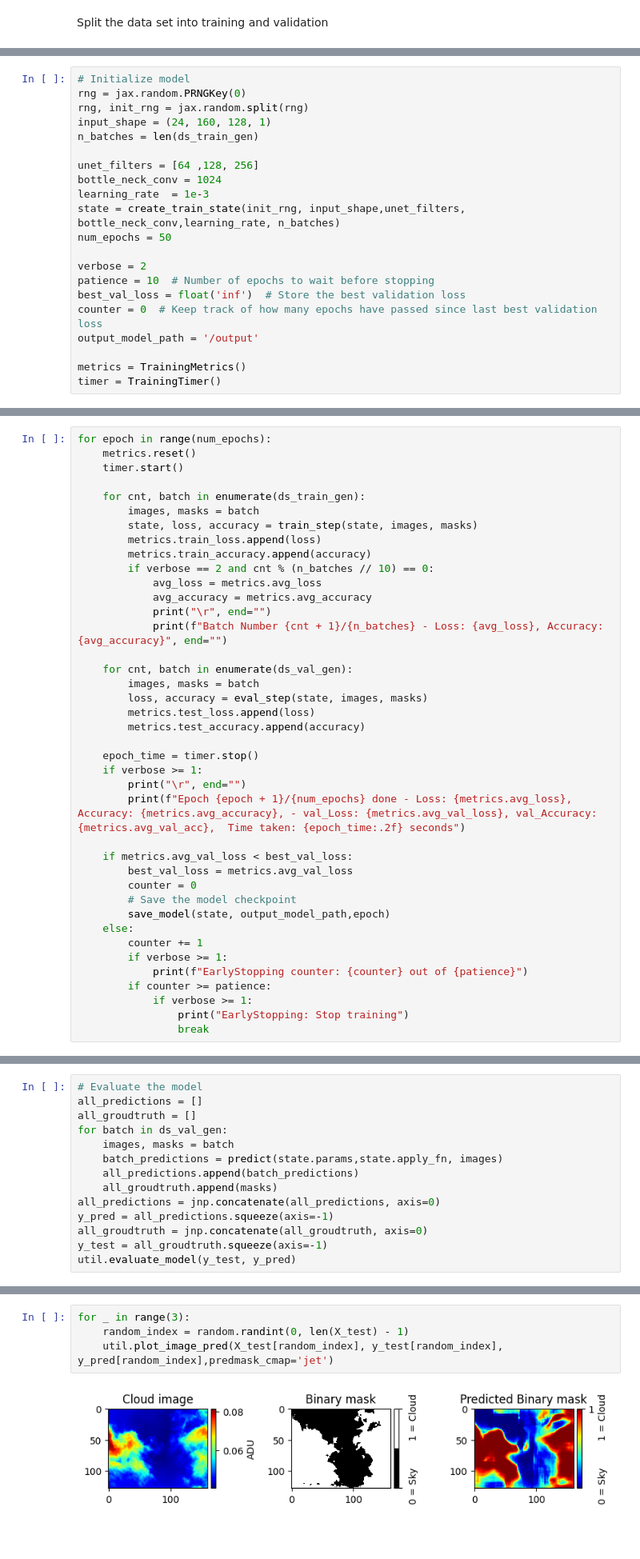
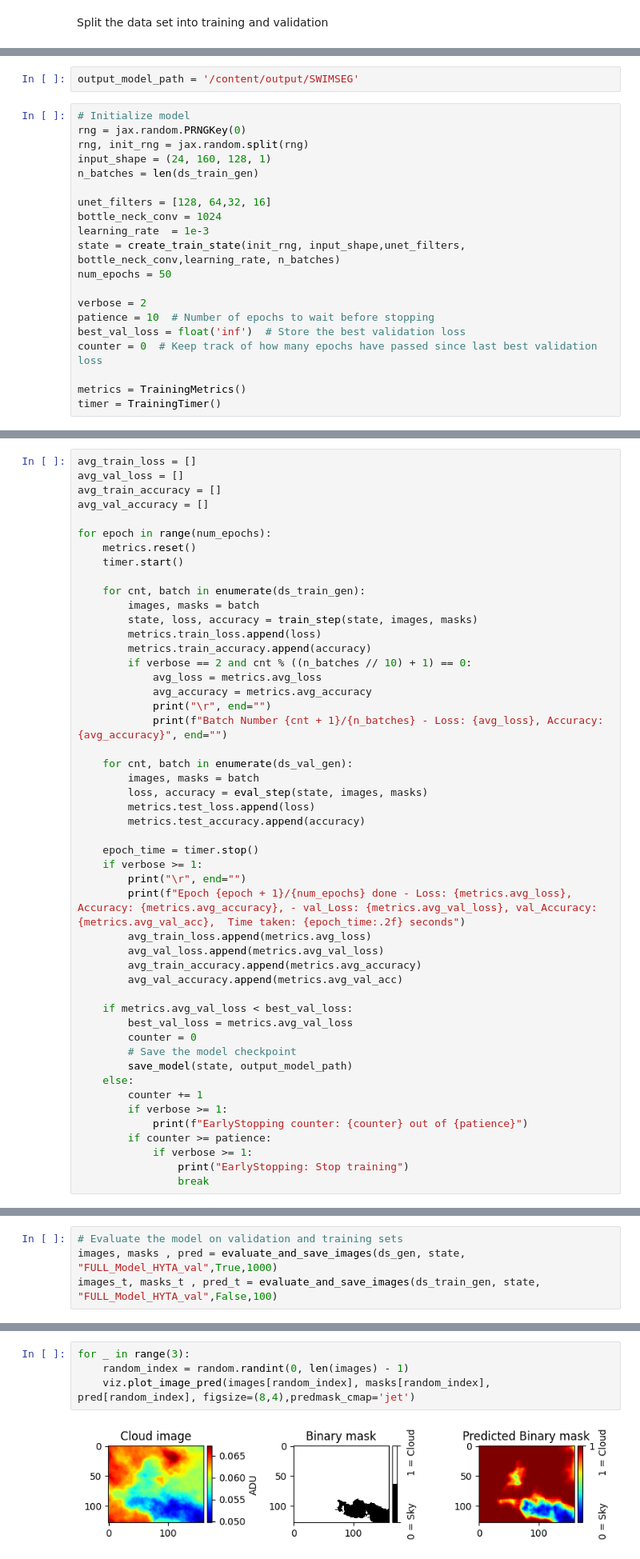
Before and after one commit to ASKabalan/-infrared-cloud-detection-, a Jupyter notebook: notebooks/CloudSegmentation_Jax.ipynb, the cells around one changed output, grey strips where cells are left out. Shown at 80% size. Saved outputs shown, nothing was run; the diff lists cells and outputs as text; blank space fills up the shorter version.

Commit message:
Optuna optimized model 128 64 32 16 plus finish up results for segmentation
Former-commit-id: 81e89c76d080bbced26a0fabbb24195244fd1331
Former-commit-id: fc8662dbf171b3e45c5455943a21e6fa7d39a1b4

```diff
--- a/notebooks/CloudSegmentation_Jax.ipynb
+++ b/notebooks/CloudSegmentation_Jax.ipynb
@@ -314,3 +417,5 @@ ds_val_gen = CloudImageDataGenerator(x_data=X_test,y_data=y_test,batch_size=64,a
+# %%
+output_model_path = '/content/output/SWIMSEG'
 # %%
 # Initialize model
 rng = jax.random.PRNGKey(0)
@@ -318,7 +423,7 @@ rng, init_rng = jax.random.split(rng)
 input_shape = (24, 160, 128, 1)
 n_batches = len(ds_train_gen)
 
-unet_filters = [64 ,128, 256]
+unet_filters = [128, 64,32, 16]
 bottle_neck_conv = 1024
 learning_rate  = 1e-3
 state = create_train_state(init_rng, input_shape,unet_filters, bottle_neck_conv,learning_rate, n_batches)
@@ -328,7 +433,6 @@ verbose = 2
 patience = 10  # Number of epochs to wait before stopping
 best_val_loss = float('inf')  # Store the best validation loss
 counter = 0  # Keep track of how many epochs have passed since last best validation loss
-output_model_path = '/output'
 
 metrics = TrainingMetrics()
 timer = TrainingTimer()
@@ -335,4 +443,9 @@ timer = TrainingTimer()
 # %%
+avg_train_loss = []
+avg_val_loss = []
+avg_train_accuracy = []
+avg_val_accuracy = []
+
 for epoch in range(num_epochs):
     metrics.reset()
     timer.start()
@@ -342,7 +455,7 @@ for epoch in range(num_epochs):
         state, loss, accuracy = train_step(state, images, masks)
         metrics.train_loss.append(loss)
         metrics.train_accuracy.append(accuracy)
-        if verbose == 2 and cnt % (n_batches // 10) == 0:
+        if verbose == 2 and cnt % ((n_batches // 10) + 1) == 0:
             avg_loss = metrics.avg_loss
             avg_accuracy = metrics.avg_accuracy
             print("\r", end="")
@@ -358,12 +471,16 @@ for epoch in range(num_epochs):
     if verbose >= 1:
         print("\r", end="")
         print(f"Epoch {epoch + 1}/{num_epochs} done - Loss: {metrics.avg_loss}, Accuracy: {metrics.avg_accuracy}, - val_Loss: {metrics.avg_val_loss}, val_Accuracy: {metrics.avg_val_acc},  Time taken: {epoch_time:.2f} seconds")
+        avg_train_loss.append(metrics.avg_loss)
+        avg_val_loss.append(metrics.avg_val_loss)
+        avg_train_accuracy.append(metrics.avg_accuracy)
+        avg_val_accuracy.append(metrics.avg_val_acc)
 
     if metrics.avg_val_loss < best_val_loss:
         best_val_loss = metrics.avg_val_loss
         counter = 0
         # Save the model checkpoint
-        save_model(state, output_model_path,epoch)
+        save_model(state, output_model_path)
     else:
         counter += 1
         if verbose >= 1:
@@ -393,14 +566,4 @@ Epoch 50/50 - Loss: 0.2691150903701782, Accuracy: 0.8427245020866394, - val_Loss
 # %%
-# Evaluate the model
-all_predictions = []
-all_groudtruth = []
-for batch in ds_val_gen:
-    images, masks = batch
-    batch_predictions = predict(state.params,state.apply_fn, images)
-    all_predictions.append(batch_predictions)
-    all_groudtruth.append(masks)
-all_predictions = jnp.concatenate(all_predictions, axis=0)
-y_pred = all_predictions.squeeze(axis=-1)
-all_groudtruth = jnp.concatenate(all_groudtruth, axis=0)
-y_test = all_groudtruth.squeeze(axis=-1)
-util.evaluate_model(y_test, y_pred)
+# Evaluate the model on validation and training sets
+images, masks , pred = evaluate_and_save_images(ds_gen, state, "FULL_Model_HYTA_val",True,1000)
+images_t, masks_t , pred_t = evaluate_and_save_images(ds_train_gen, state, "FULL_Model_HYTA_val",False,100)
@@ -407,6 +582,6 @@ util.evaluate_model(y_test, y_pred)
 # %%
 for _ in range(3):
-    random_index = random.randint(0, len(X_test) - 1)
-    util.plot_image_pred(X_test[random_index], y_test[random_index], y_pred[random_index],predmask_cmap='jet')
+    random_index = random.randint(0, len(images) - 1)
+    viz.plot_image_pred(images[random_index], masks[random_index], pred[random_index], figsize=(8,4),predmask_cmap='jet')
 # %% [output]
-[figure, old version]
+[figure, new version]
```
Also changed, not shown: parts of 45 cells of this notebook, 5 other files.
